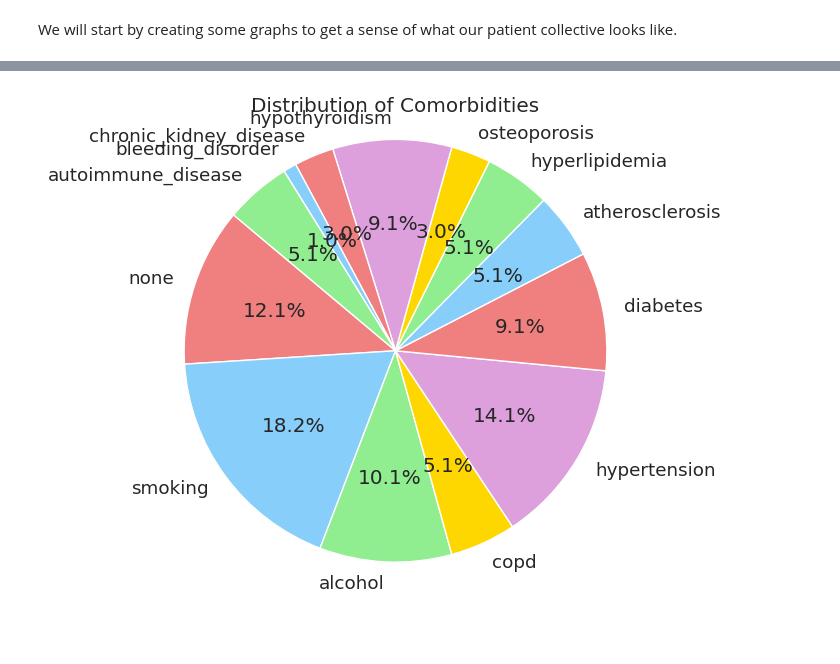
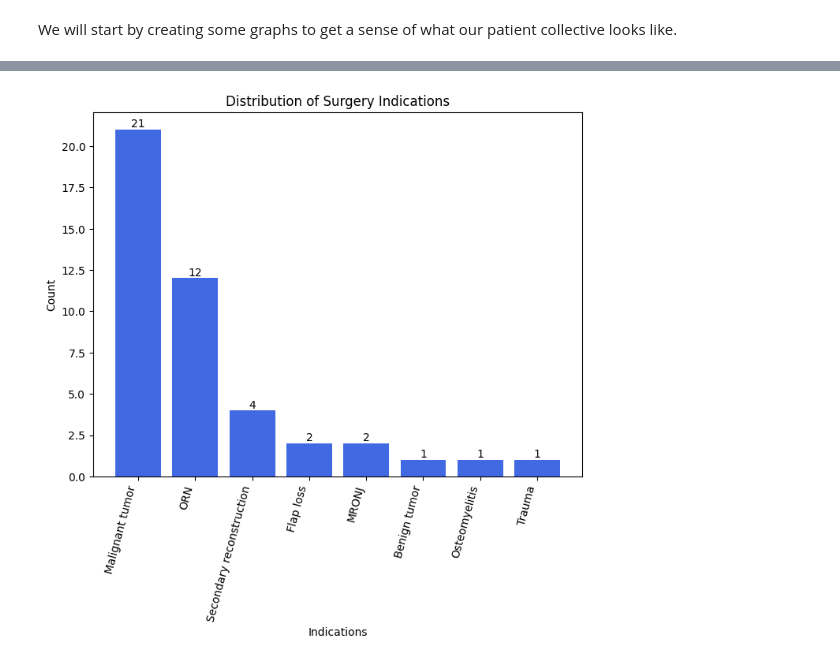
Before and after one commit to philipp-lampert/mymandible, a Jupyter notebook: data_science/02_data_exploration.ipynb, the cells around one changed output, grey strips where cells are left out. Drawn from its saved outputs; the diff is of its cells as text; code cells hidden in the pictures; blank space fills up the shorter version.

```diff
--- a/data_science/02_data_exploration.ipynb
+++ b/data_science/02_data_exploration.ipynb
@@ -62,22 +57,34 @@ plt.show()
-# %%
-comorbidity_counts = {}
-
-# Calculate counts for comorbidity columns
-for column in df.columns:
-    if "comorbidity___" in column:
-        comorbidity_option = column.replace('comorbidity___', '')
-        count = df[column].sum()
-        comorbidity_counts[comorbidity_option] = count
-
-# Create a pie chart
-labels = comorbidity_counts.keys()
-sizes = comorbidity_counts.values()
-colors = ['lightcoral', 'lightskyblue', 'lightgreen', 'gold', 'plum']
-
-plt.figure(figsize=(6, 6))
-plt.pie(sizes, labels=labels, colors=colors, autopct='%1.1f%%', startangle=140)
-plt.title('Distribution of Comorbidities')
-plt.axis('equal')  # Equal aspect ratio ensures that the pie is drawn as a circle.
-plt.show()
-# %% [output]
-[figure, removed]
+# %%
+indication_counts = df['indication'].value_counts()
+indication_counts = indication_counts.sort_values(ascending=False)
+
+labels = {
+    'malignant_tumor': 'Malignant tumor',
+    'benign_tumor': 'Benign tumor',
+    'osteoradionecrosis': 'ORN',
+    'secondary_reconstruction': 'Secondary reconstruction',
+    'flap_loss': 'Flap loss',
+    'medication_related_osteonecrosis': 'MRONJ',
+    'osteomyelitis': 'Osteomyelitis',
+    'trauma': 'Trauma'
+}
+
+indication_counts = indication_counts.rename(labels)
+labels = indication_counts.index
+sizes = indication_counts.values
+
+# Create a bar chart
+plt.figure(figsize=(8, 6))
+plt.bar(labels, sizes, color = 'royalblue')
+
+# Add data labels
+for i in range(len(labels)):
+    plt.text(i, sizes[i], sizes[i], ha='center', va='bottom')
+
+plt.xlabel('Indications')
+plt.ylabel('Count')
+plt.title('Distribution of Surgery Indications')
+plt.xticks(rotation=75, ha='right')
+plt.show()
+# %% [output]
+[figure, added]
```
Also changed, not shown: parts of 5 cells of this notebook.
